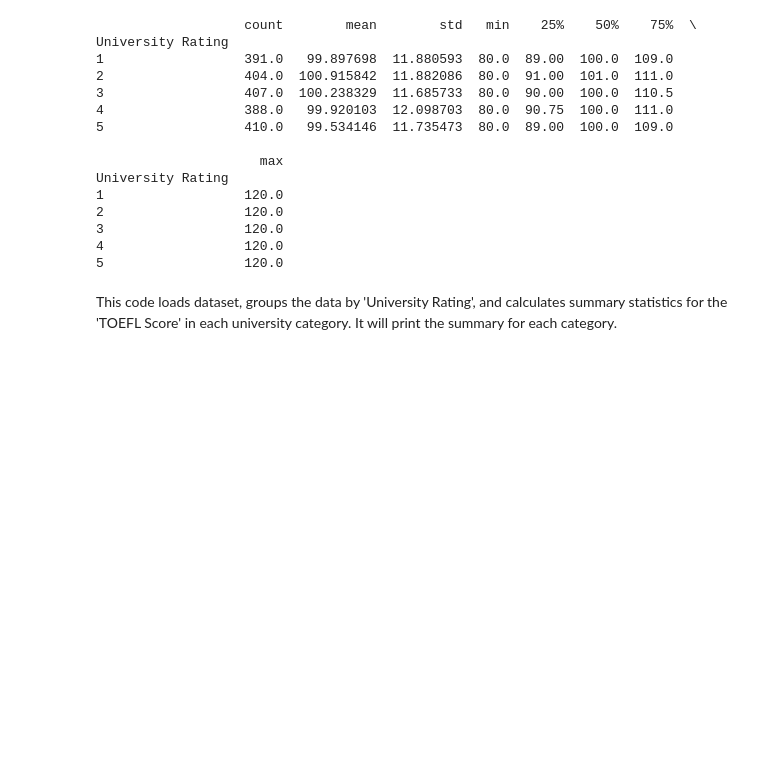
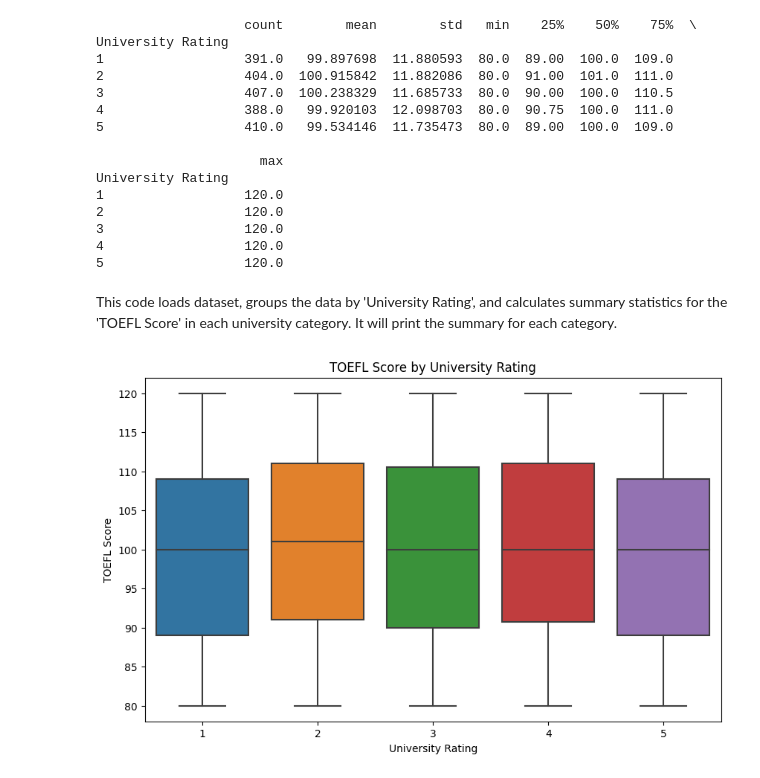
Before and after one commit to aritradey-CS/Admission-Prediction, a Jupyter notebook: _Test_Module_Oct23.ipynb, the cells around one changed output. Cells and saved outputs as stored; diff of their text form; code cells hidden in the pictures; blank space fills up the shorter version.

```diff
--- a/_Test_Module_Oct23.ipynb
+++ b/_Test_Module_Oct23.ipynb
@@ -2304,3 +2338,20 @@ University Rating
 5                  120.0
 # %% [markdown]
 This code loads dataset, groups the data by 'University Rating', and calculates summary statistics for the 'TOEFL Score' in each university category. It will print the summary for each category.
+# %%
+import pandas as pd
+import seaborn as sns
+import matplotlib.pyplot as plt
+
+# Load your dataset (replace with your dataset path)
+df = pd.read_csv('custom_data.csv')
+
+# Create a box plot
+plt.figure(figsize=(10, 6))
+sns.boxplot(x='University Rating', y='TOEFL Score', data=df)
+plt.title('TOEFL Score by University Rating')
+plt.xlabel('University Rating')
+plt.ylabel('TOEFL Score')
+plt.show()
+# %% [output]
+[figure, added]
```
Also changed, not shown: parts of 6 cells of this notebook.
